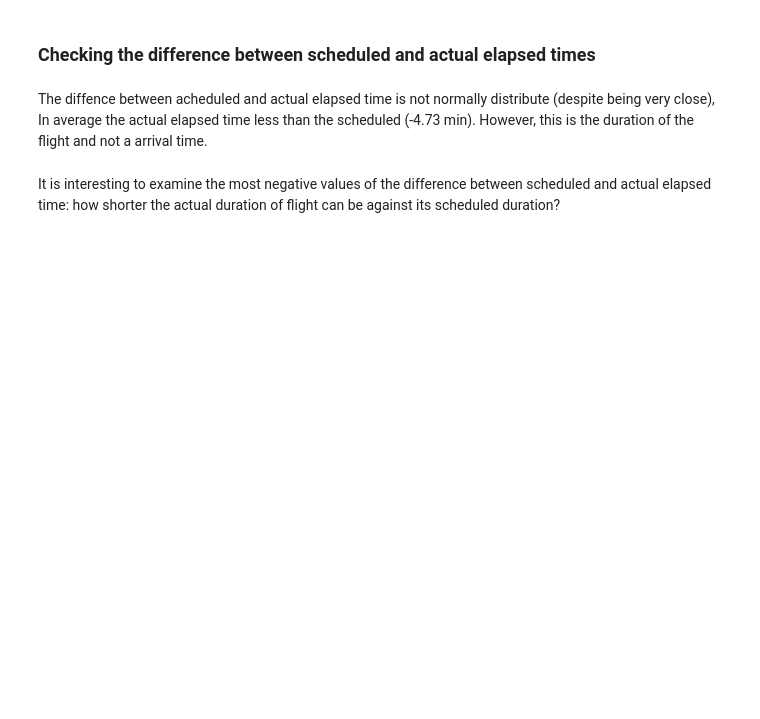
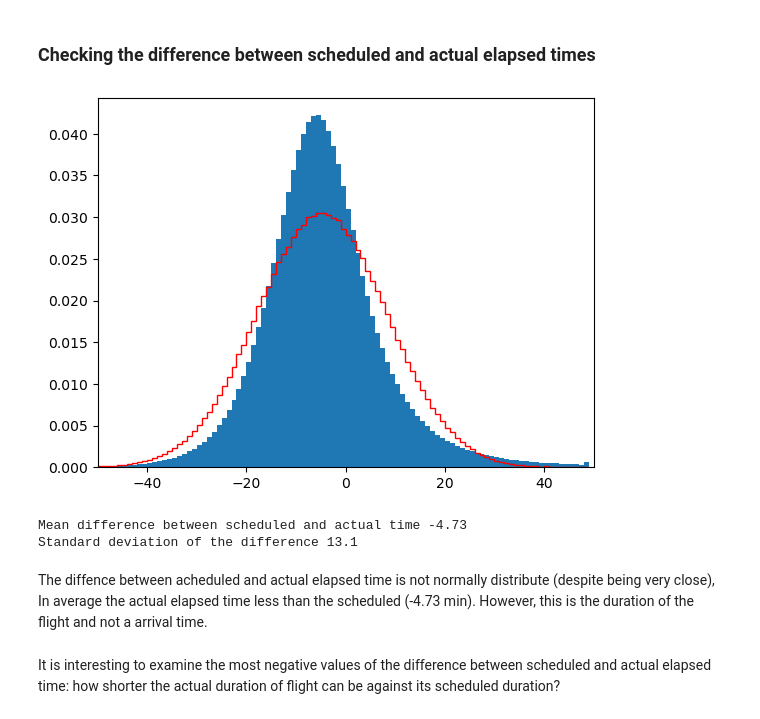
Before and after one commit to kholodov-a/Springboard_repo, a Jupyter notebook: CS2-flights-delay-REPO/notebooks/Data Wrangling.ipynb, the cells around one changed output. Saved outputs shown, nothing was run; the diff lists cells and outputs as text; code cells hidden in the pictures; blank space fills up the shorter version.

Commit message:
Comparison between UTC-based and provided ETs is finished

```diff
--- a/CS2-flights-delay-REPO/notebooks/Data Wrangling.ipynb
+++ b/CS2-flights-delay-REPO/notebooks/Data Wrangling.ipynb
@@ -2068,27 +1597,41 @@ flights[flight_2926_DFW_FLG].T
 # %% [markdown]
 ### Checking the difference between scheduled and actual elapsed times
+# %%
+# Loading preprocessed dataset
+
+input_file_name = 'data/processed/processed_2014_2018_final.pickle'
+with open(input_file_name, 'rb') as in_file:
+    flights = pickle.load(in_file)
 # %%
 # Analysis of difference between 'ActualElapsedTime' and 'CRSElapsedTime'
 flights['ElapsedTimeDiff'] = flights['ActualElapsedTime'] - flights['CRSElapsedTime']
+# %%
+non_NA_ET_diff = ~flights['ElapsedTimeDiff'].isna()
+# %%
+Act_vs_CRS_ET = flights[non_NA_ET_diff]['ElapsedTimeDiff']
+Act_vs_CRS_ET = Act_vs_CRS_ET.astype(float)
+sample_mean = Act_vs_CRS_ET.mean()
+sample_std = Act_vs_CRS_ET.std()
+# %%
+rng = np.random.default_rng(18)
+gauss_distr = rng.normal(sample_mean,
+                        sample_std,
+                        size=1000000)
+
+bins = np.arange(-50,50)
 # %%
-import seaborn as sns
-import matplotlib.pyplot as plt
-import numpy as np
-
-rng = np.random.default_rng(18)
-gauss_distr = rng.normal(flights['ElapsedTimeDiff'].mean(),
-                        flights['ElapsedTimeDiff'].std(),
-                        size=1000000)
-
-bins = np.arange(-50,50)
-
-plt.hist(flights['ElapsedTimeDiff'], bins=bins, density=True)
+plt.hist(Act_vs_CRS_ET, bins=bins, density=True)
 plt.hist(gauss_distr, histtype='step', bins=bins, color='r', density=True)
 plt.xlim(-50,50)
 plt.show()
+# %% [output]
+[figure, added]
 # %%
-print('Mean difference between scheduled and actual time', round(flights['ElapsedTimeDiff'].mean(), 2))
-print('Standard deviation of the difference', round(flights['ElapsedTimeDiff'].std(), 2))
+print('Mean difference between scheduled and actual time', round(sample_mean, 2))
+print('Standard deviation of the difference', round(sample_std, 2))
+# %% [output]
+Mean difference between scheduled and actual time -4.73
+Standard deviation of the difference 13.1
 # %% [markdown]
 The diffence between acheduled and actual elapsed time is not normally distribute (despite being very close), In average the actual elapsed time less than the scheduled (-4.73 min). However, this is the duration of the flight and not a arrival time.
 # %% [markdown]
```
Also changed, not shown: parts of 127 cells of this notebook.
